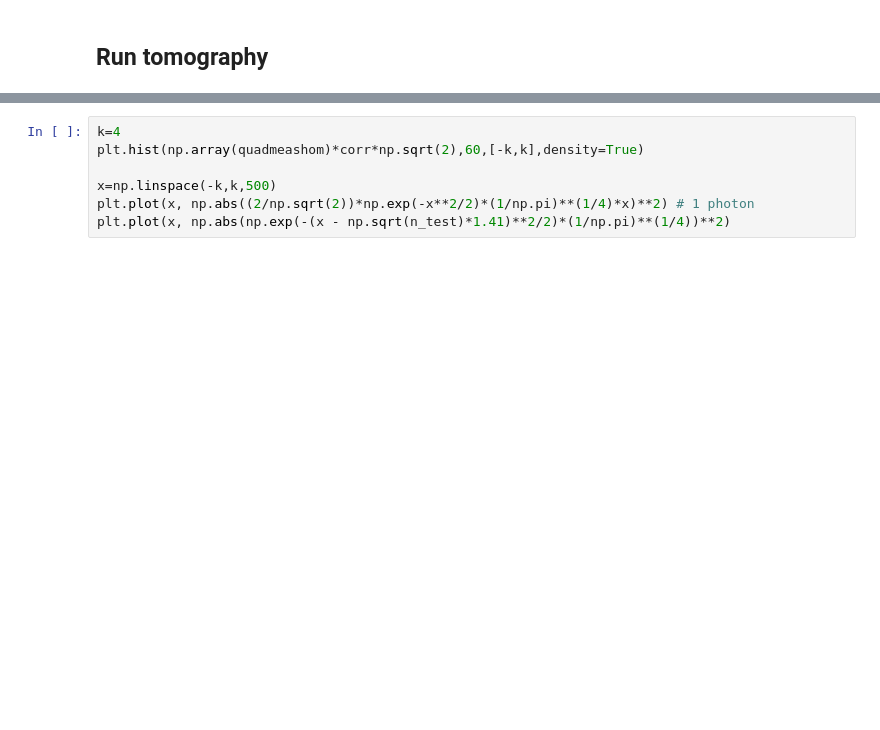
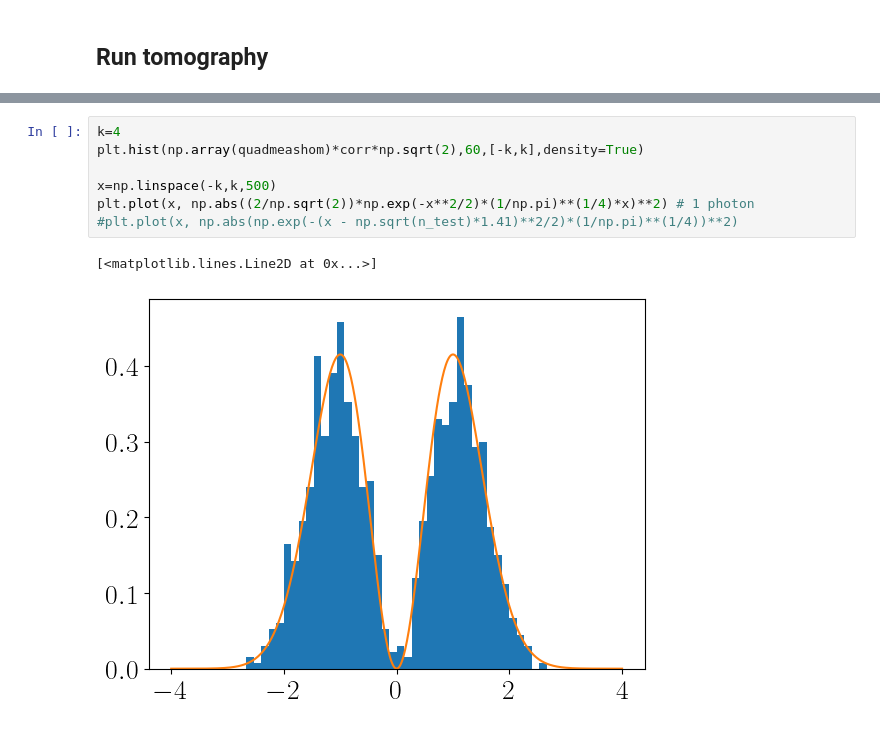
Before and after one commit to ingstra/qubitdyne, a Jupyter notebook: 221014 Qubit-dyne faster_mod2.ipynb, the cells around one changed output, grey strips where cells are left out. Cells and saved outputs as stored; diff of their text form; blank space fills up the shorter version.

```diff
--- a/221014 Qubit-dyne faster_mod2.ipynb
+++ b/221014 Qubit-dyne faster_mod2.ipynb
@@ -189,7 +189,10 @@ for j in range(Ntrajs):
 # %%
 k=4
 plt.hist(np.array(quadmeashom)*corr*np.sqrt(2),60,[-k,k],density=True)
 
 x=np.linspace(-k,k,500)
 plt.plot(x, np.abs((2/np.sqrt(2))*np.exp(-x**2/2)*(1/np.pi)**(1/4)*x)**2) # 1 photon
-plt.plot(x, np.abs(np.exp(-(x - np.sqrt(n_test)*1.41)**2/2)*(1/np.pi)**(1/4))**2)
+#plt.plot(x, np.abs(np.exp(-(x - np.sqrt(n_test)*1.41)**2/2)*(1/np.pi)**(1/4))**2)
+# %% [output]
+[<matplotlib.lines.Line2D at 0x...>]
+[figure, added]
```
Also changed, not shown: parts of 5 cells of this notebook.
